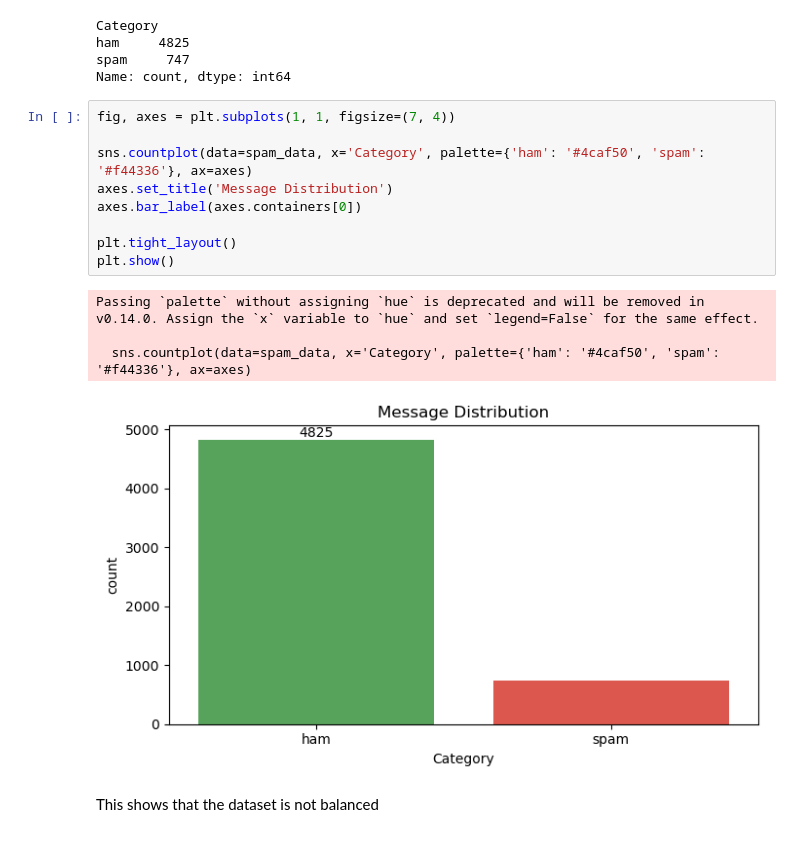
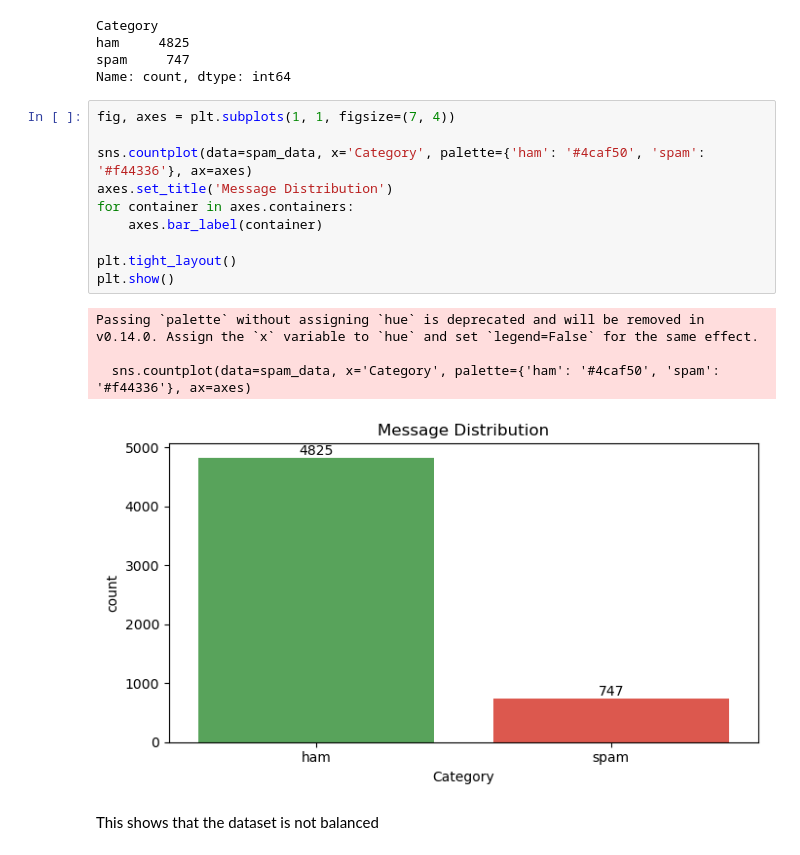
Before and after one commit to Nathan0820/SpamMessageDetector, a Jupyter notebook: SpamEmailDetection.ipynb, the cells around one changed output. Drawn from its saved outputs; the diff is of its cells as text.

```diff
--- a/SpamEmailDetection.ipynb
+++ b/SpamEmailDetection.ipynb
@@ -69,17 +69,18 @@ Name: count, dtype: int64
 # %%
 fig, axes = plt.subplots(1, 1, figsize=(7, 4))
 
 sns.countplot(data=spam_data, x='Category', palette={'ham': '#4caf50', 'spam': '#f44336'}, ax=axes)
 axes.set_title('Message Distribution')
-axes.bar_label(axes.containers[0])
+for container in axes.containers:
+    axes.bar_label(container)
 
 plt.tight_layout()
 plt.show()
 # %% [output]
 Passing `palette` without assigning `hue` is deprecated and will be removed in v0.14.0. Assign the `x` variable to `hue` and set `legend=False` for the same effect.
 
   sns.countplot(data=spam_data, x='Category', palette={'ham': '#4caf50', 'spam': '#f44336'}, ax=axes)
-[figure, old version]
+[figure, new version]
 # %% [markdown]
 This shows that the dataset is not balanced
 # %% [markdown]
```
Also changed, not shown: parts of 3 cells of this notebook.
